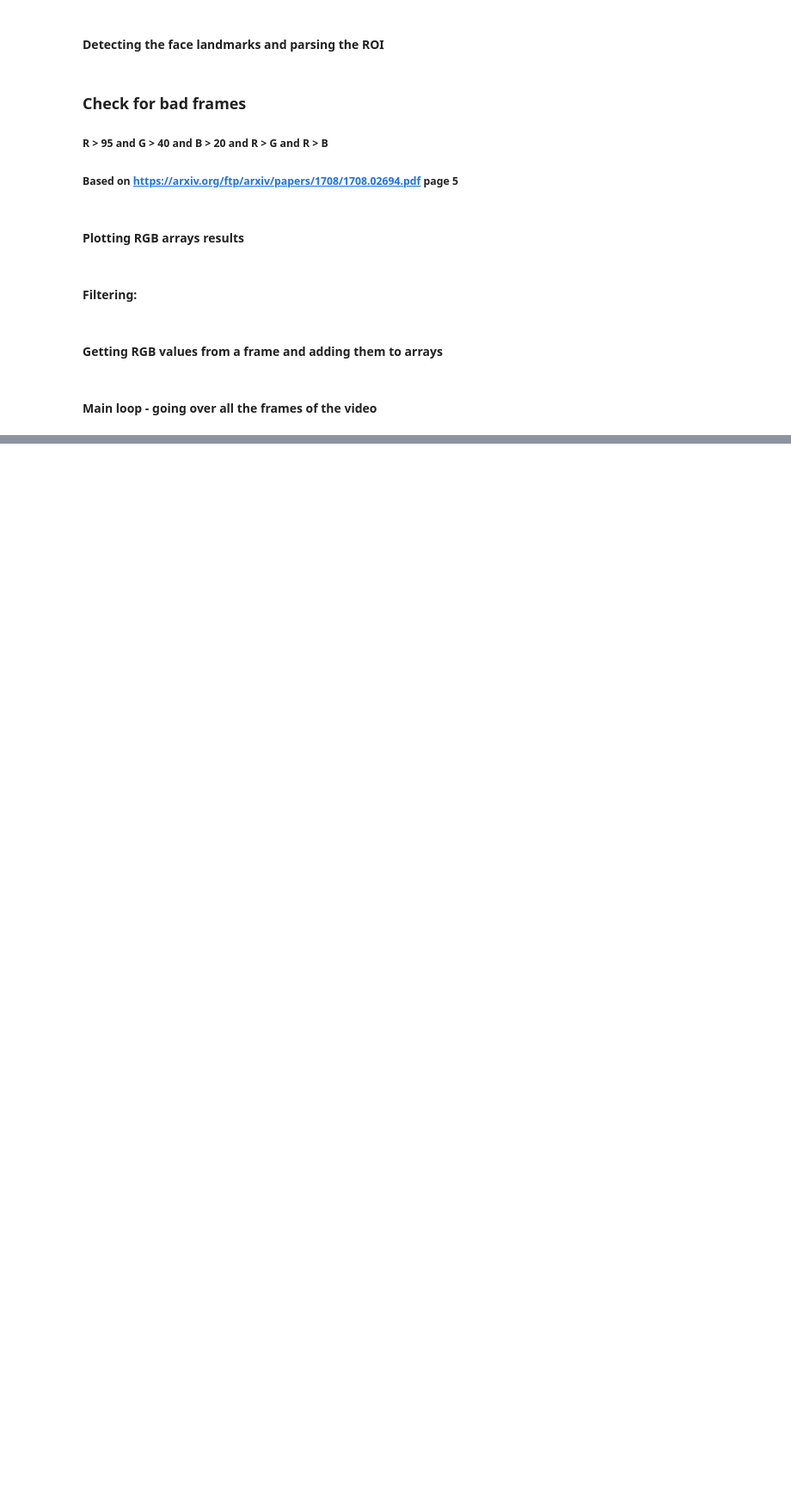
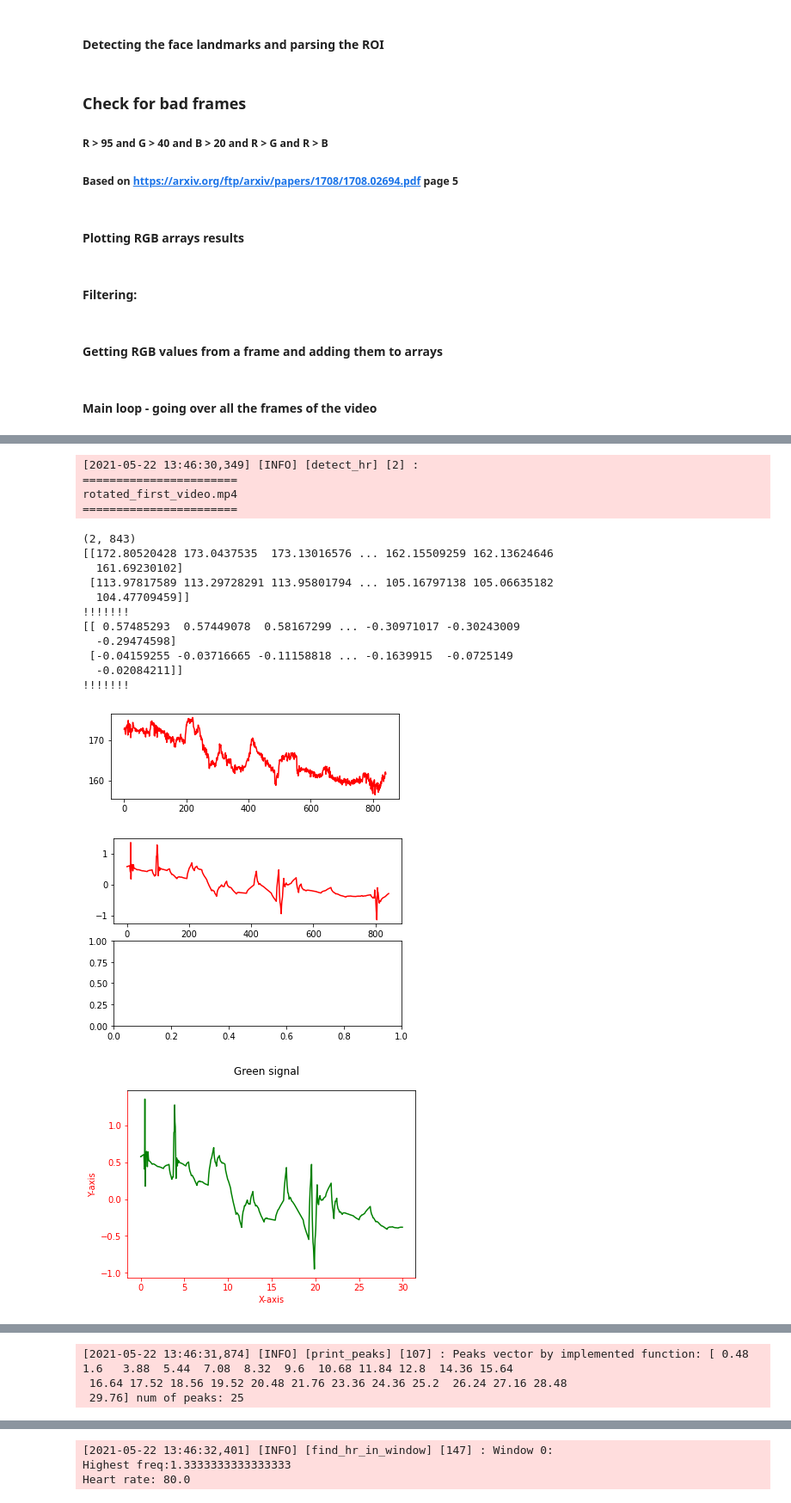
Before and after one commit to eyalgolan/KOIOS, a Jupyter notebook: advanced_engine.ipynb, the cells around one changed output, grey strips where cells are left out. Shown at 86% size. Cells and saved outputs as stored; diff of their text form; code cells hidden in the pictures; blank space fills up the shorter version.

```diff
--- a/advanced_engine.ipynb
+++ b/advanced_engine.ipynb
@@ -528,0 +551,21 @@ for video_location in rotated_video_sources:
+# %%
+detect_hr("rotated_first_video.mp4")
+# %% [output]
+[2021-05-22 13:46:30,349] [INFO] [detect_hr] [2] :
+=======================
+rotated_first_video.mp4
+=======================
+(2, 843)
+[[172.80520428 173.0437535  173.13016576 ... 162.15509259 162.13624646
+  161.69230102]
+ [113.97817589 113.29728291 113.95801794 ... 105.16797138 105.06635182
+  104.47709459]]
+!!!!!!!
+[[ 0.57485293  0.57449078  0.58167299 ... -0.30971017 -0.30243009
+  -0.29474598]
+ [-0.04159255 -0.03716665 -0.11158818 ... -0.1639915  -0.0725149
+  -0.02084211]]
+!!!!!!!
+[figure, added]
+[figure, added]
+[figure, added]
@@ -528,0 +574,3 @@ for video_location in rotated_video_sources:
+[2021-05-22 13:46:31,874] [INFO] [print_peaks] [107] : Peaks vector by implemented function: [ 0.48  1.6   3.88  5.44  7.08  8.32  9.6  10.68 11.84 12.8  14.36 15.64
+ 16.64 17.52 18.56 19.52 20.48 21.76 23.36 24.36 25.2  26.24 27.16 28.48
+ 29.76] num of peaks: 25
@@ -528,0 +579,3 @@ for video_location in rotated_video_sources:
+[2021-05-22 13:46:32,401] [INFO] [find_hr_in_window] [147] : Window 0:
+Highest freq:1.3333333333333333
+Heart rate: 80.0
```
Also changed, not shown: parts of 7 cells of this notebook.
